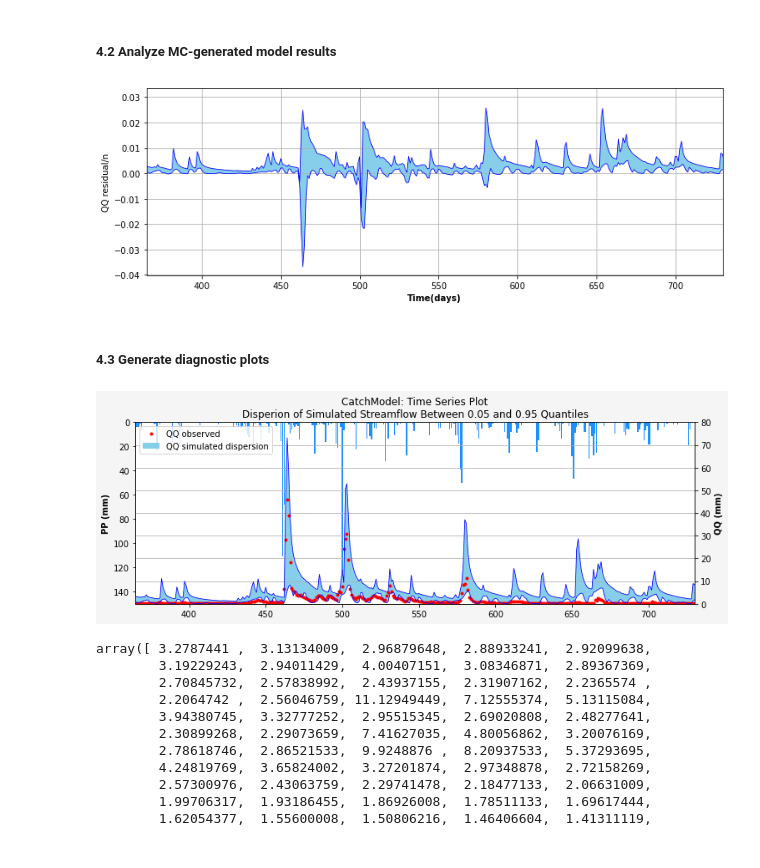
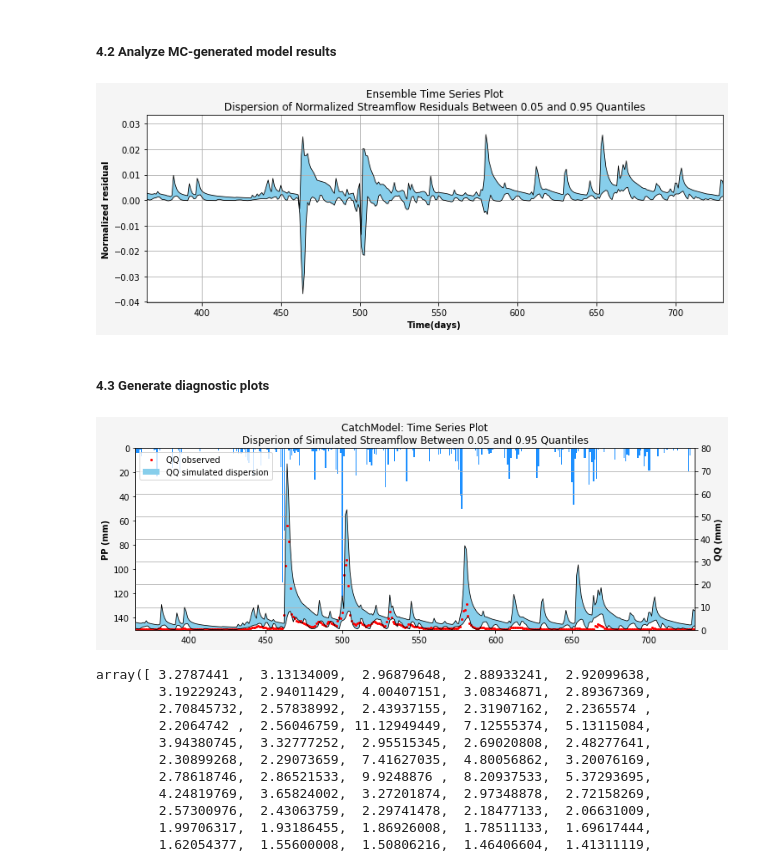
Before and after one commit to david-edu-morales/imp, a Jupyter notebook: imp05/imp05_morales.ipynb, the cells around one changed output. Cells and saved outputs as stored; diff of their text form; code cells hidden in the pictures.

```diff
--- a/imp05/imp05_morales.ipynb
+++ b/imp05/imp05_morales.ipynb
@@ -99,7 +99,7 @@ def ParSets(ParBounds, NValues):
 ##### 3.2 Generate random parameter sets
 # %%
 #==== Set number of iterations ==========================================
-NValues = 1000
+NValues = 10
 
 #==== Set paramter bounds ===============================================
             # Theta_C1  Theta_P1  Theta_K12  Theta_K13   Theta_K2Q    Theta_K3Q
@@ -133,13 +114,10 @@ ParSetListExp
 # %%
-# a = ParSetListExp
-# n = 8
-# [[n if i == 0 else x for i, x in enumerate(y)] for y in a]
-
-OptParSet = [77.1, 0.5, 0.049, 0.019, 0.0001, 0.576]
-NPars = len(OptParSet); OptParIdx = np.arange(0, NPars, 1)
-FixedParSet = []
+#==== Create parameter sets with fixed parameter value for each optimized par value =====================
+OptParSet = [77.1, 0.5, 0.049, 0.019, 0.0001, 0.576]            # Define Optimized parameter set
+NPars = len(OptParSet); OptParIdx = np.arange(0, NPars, 1)      # Create index for replacement
+FixedParSetList = []                                            # List to hold sets of fixed parameter values
 
 for i in OptParIdx:
     OptPar = OptParSet[i]
-    FixedPar_i_Set = [[OptPar if j == i else x for j,x in enumerate(ParSet)] for ParSet in ParSetListExp]
-    FixedParSet.append(FixedPar_i_Set)
+    FixedPar_i_Set = [[OptPar if j == i else x for j,x in enumerate(ParSet)] for ParSet in ParSetList]
+    FixedParSetList.append(FixedPar_i_Set)
@@ -154,0 +124,8 @@ FixedParSet[0][0]
+# %%
+for i in OptParIdx:
+    FixedParSet = FixedParSetList[i]
+    NParSets = len(FixedParSet); ParSetsIdx = np.arange(0, NParSets, 1)
+
+    QQsimList = []; MSEList   = []; NSEList  = []
+    KGEssList = []; alphaList = []; betaList = []
+    rhoList   = []
@@ -189,19 +198,20 @@ QQres_95_quantile = np.quantile(QQresidual_normalized, 0.05, axis=0, keepdims=Tr
 # %%
-QQn_95 = np.transpose(QQres_95_quantile)
-QQn_05 = np.transpose(QQres_05_quantile)
+QQn_95 = QQres_95_quantile
+QQn_05 = QQres_05_quantile
 
-fig, ax = plt.subplots(figsize=(12,4))
+fig, ax = plt.subplots(figsize=(12,4), facecolor='whitesmoke')
 
-ax.plot(Time, QQn_95, '-b', linewidth=0.8)
-ax.plot(Time, QQn_05, '-b', linewidth=0.8)
+ax.plot(Time, QQn_95, '-k', linewidth=0.8)
+ax.plot(Time, QQn_05, '-k', linewidth=0.8)
 ax.fill_between(Time, QQn_95, QQn_05, facecolor='skyblue')
 ax.set_xlim(365, 730)
 ax.set_xlabel('Time(days)', fontweight='bold')
-ax.set_ylabel('QQ residual/n')
+ax.set_ylabel('Normalized residual', fontweight='bold')
+ax.set_title('Ensemble Time Series Plot\nDispersion of Normalized Streamflow Residuals Between 0.05 and 0.95 Quantiles')
 ax.grid('--k')
 plt.show()
 # %% [output]
-[figure, old version]
+[figure, new version]
 # %% [markdown]
 ##### 4.3 Generate diagnostic plots
 # %%
@@ -221,9 +231,9 @@ ax1.invert_yaxis()
 
 ax2 = ax1.twinx()
 
-ax2.plot(WY1950, QQobs1950, 'or', label='QQ observed', markersize=3)
-ax2.plot(WY1950, QQ_95, '-b', linewidth=0.8)
-ax2.plot(WY1950, QQ_05, '-b', linewidth=0.8)
+ax2.plot(WY1950, QQobs1950, 'or', label='QQ observed', markersize=2)
+ax2.plot(WY1950, QQ_95, '-k', linewidth=0.8)
+ax2.plot(WY1950, QQ_05, '-k', linewidth=0.8)
 ax2.fill_between(WY1950, QQ_95, QQ_05, facecolor='skyblue', label='QQ simulated dispersion')
 ax2.set_ylabel('QQ (mm)', fontweight='bold')
 ax2.set_xlabel('Time (days)', fontweight='bold')
@@ -235,7 +245,7 @@ ax2.legend(loc=2)
 
 plt.show()
 # %% [output]
-[figure, old version]
+[figure, new version]
 # %%
 QQ_95
 # %% [output]
```
Also changed, not shown: parts of 8 cells of this notebook, 2 other files.
